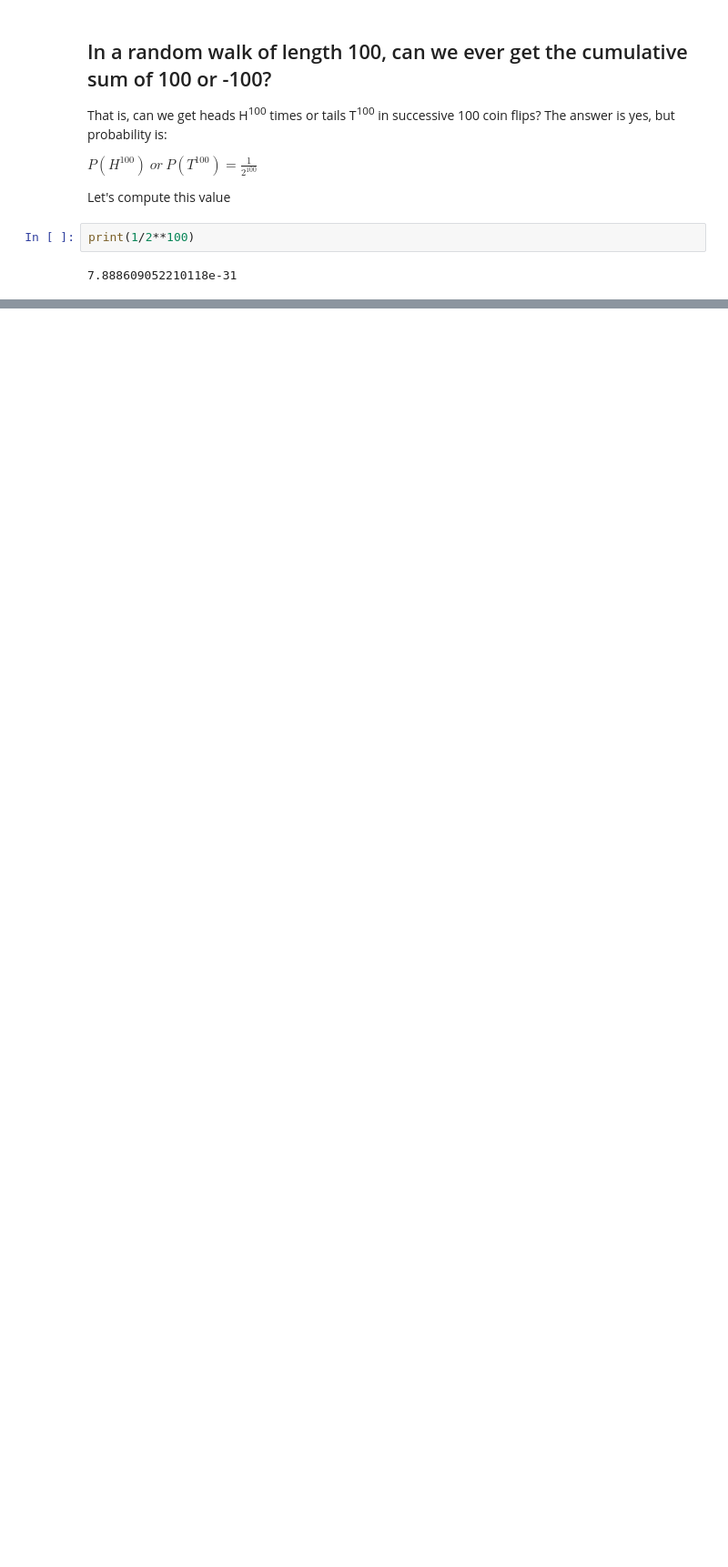
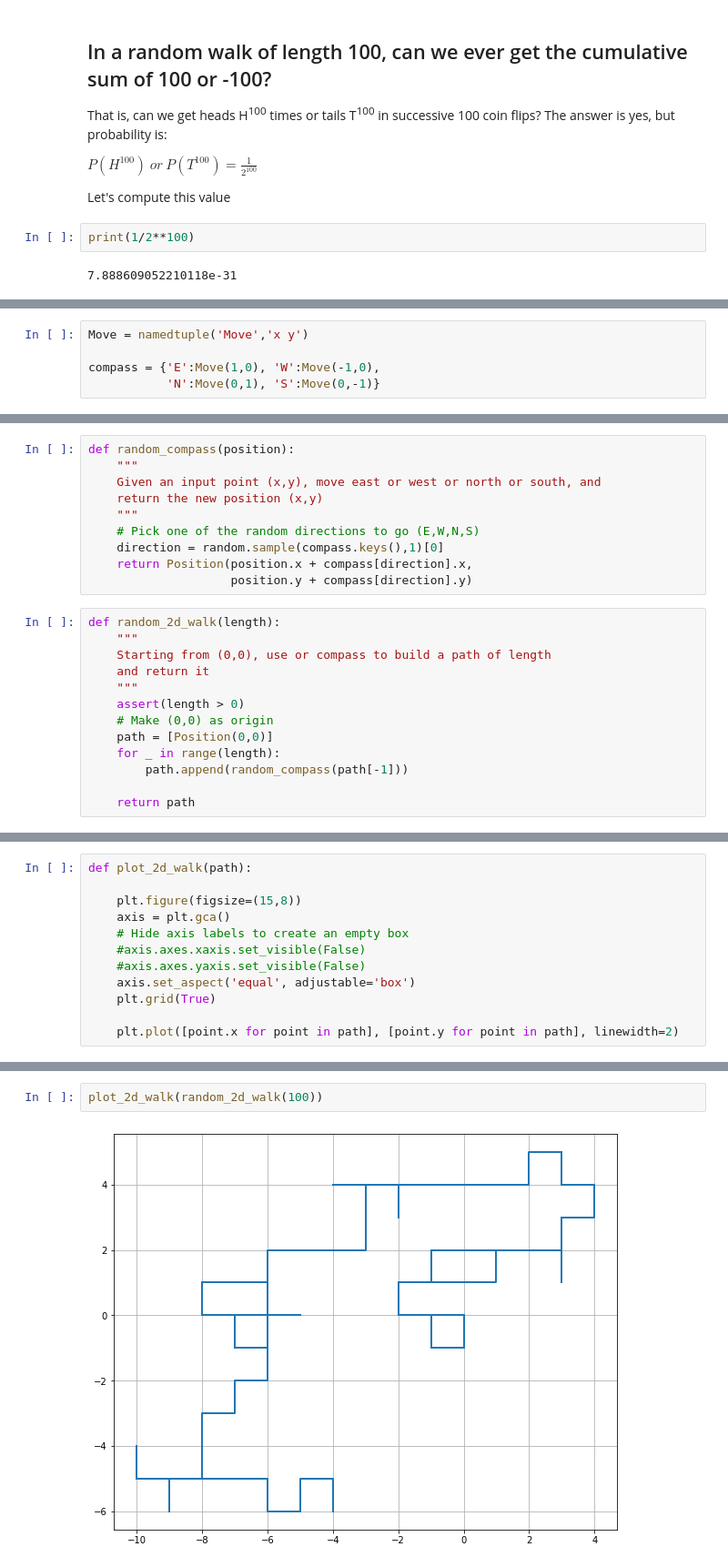
Before and after one commit to navshaikh/analysis, a Jupyter notebook: notebooks/Random Walk.ipynb, the cells around one changed output, grey strips where cells are left out. Shown at 91% size. Saved outputs shown, nothing was run; the diff lists cells and outputs as text; blank space fills up the shorter version.

Commit message:
Random walk in 2d

```diff
--- a/notebooks/Random Walk.ipynb
+++ b/notebooks/Random Walk.ipynb
@@ -147,0 +152,5 @@ print(1/2**100)
+# %%
+Move = namedtuple('Move','x y')
+
+compass = {'E':Move(1,0), 'W':Move(-1,0),
+           'N':Move(0,1), 'S':Move(0,-1)}
@@ -147,0 +168,23 @@ print(1/2**100)
+# %%
+def random_compass(position):
+    """
+    Given an input point (x,y), move east or west or north or south, and
+    return the new position (x,y)
+    """
+    # Pick one of the random directions to go (E,W,N,S)
+    direction = random.sample(compass.keys(),1)[0]
+    return Position(position.x + compass[direction].x,
+                    position.y + compass[direction].y)
+# %%
+def random_2d_walk(length):
+    """
+    Starting from (0,0), use or compass to build a path of length
+    and return it
+    """
+    assert(length > 0)
+    # Make (0,0) as origin
+    path = [Position(0,0)]
+    for _ in range(length):
+        path.append(random_compass(path[-1]))
+
+    return path
@@ -147,0 +193,12 @@ print(1/2**100)
+# %%
+def plot_2d_walk(path):
+
+    plt.figure(figsize=(15,8))
+    axis = plt.gca()
+    # Hide axis labels to create an empty box
+    #axis.axes.xaxis.set_visible(False)
+    #axis.axes.yaxis.set_visible(False)
+    axis.set_aspect('equal', adjustable='box')
+    plt.grid(True)
+
+    plt.plot([point.x for point in path], [point.y for point in path], linewidth=2)
@@ -147,0 +207,4 @@ print(1/2**100)
+# %%
+plot_2d_walk(random_2d_walk(100))
+# %% [output]
+[figure, added]
```
Also changed, not shown: parts of 7 cells of this notebook.
